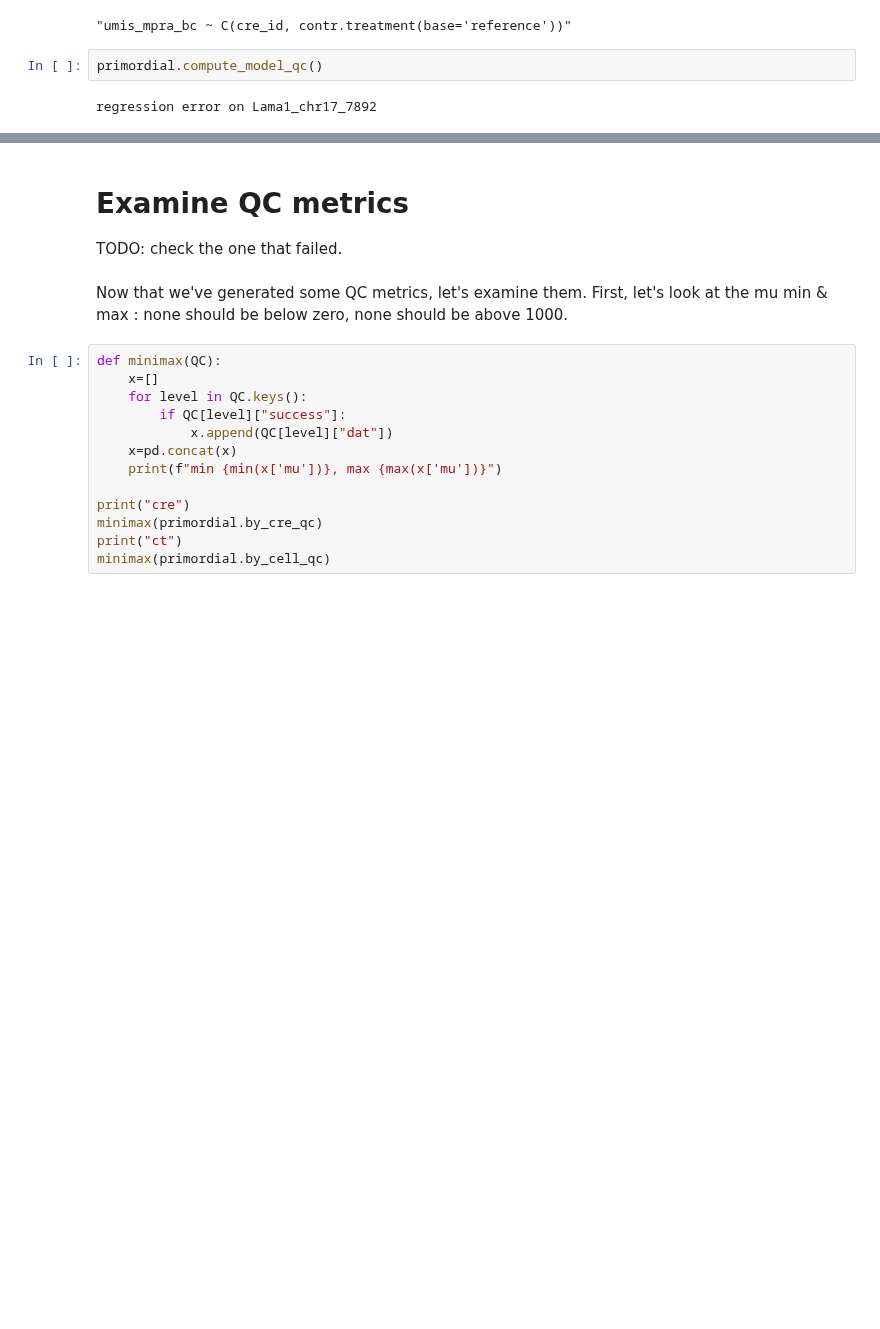
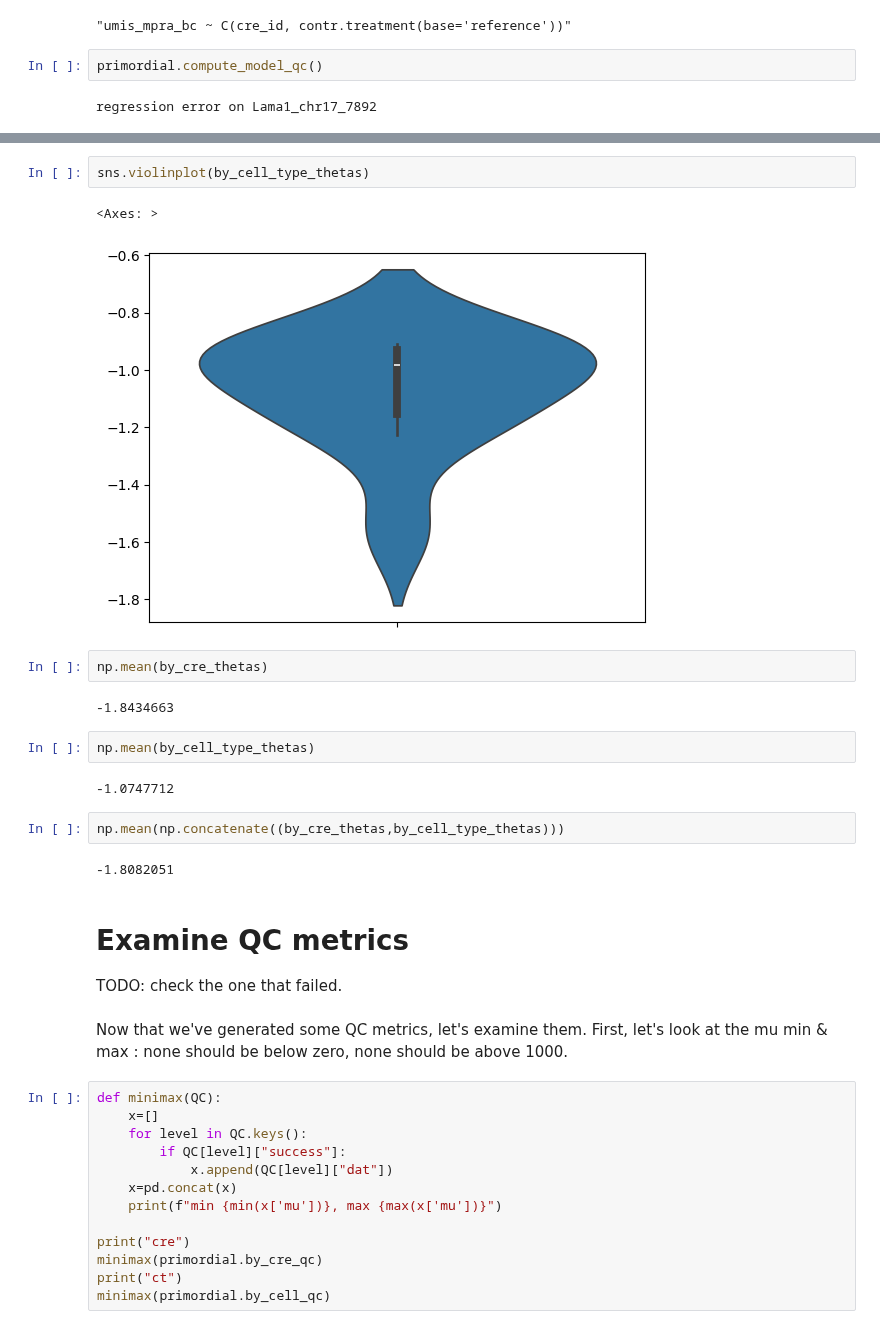
Before and after one commit to Reilly-Lab-Yale/tabula-rasa, a Jupyter notebook: analyses/supporting/shendure_mean_recap.ipynb, the cells around one changed output, grey strips where cells are left out. Saved outputs shown, nothing was run; the diff lists cells and outputs as text; blank space fills up the shorter version.

```diff
--- a/analyses/supporting/shendure_mean_recap.ipynb
+++ b/analyses/supporting/shendure_mean_recap.ipynb
@@ -85,3 +101,20 @@ regression error on Lama1_chr17_7892
+# %%
+sns.violinplot(by_cell_type_thetas)
+# %% [output]
+<Axes: >
+[figure, added]
+# %%
+np.mean(by_cre_thetas)
+# %% [output]
+-1.8434663
+# %%
+np.mean(by_cell_type_thetas)
+# %% [output]
+-1.0747712
+# %%
+np.mean(np.concatenate((by_cre_thetas,by_cell_type_thetas)))
+# %% [output]
+-1.8082051
 # %% [markdown]
 # Examine QC metrics
 
```
Also changed, not shown: parts of 4 cells of this notebook, 4 other files.
